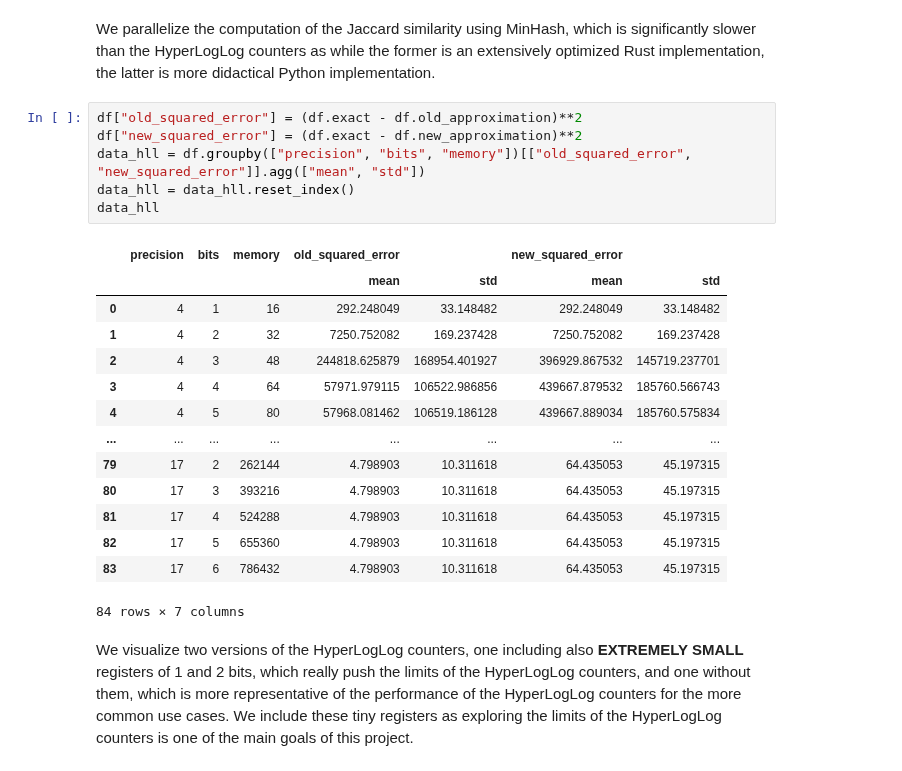
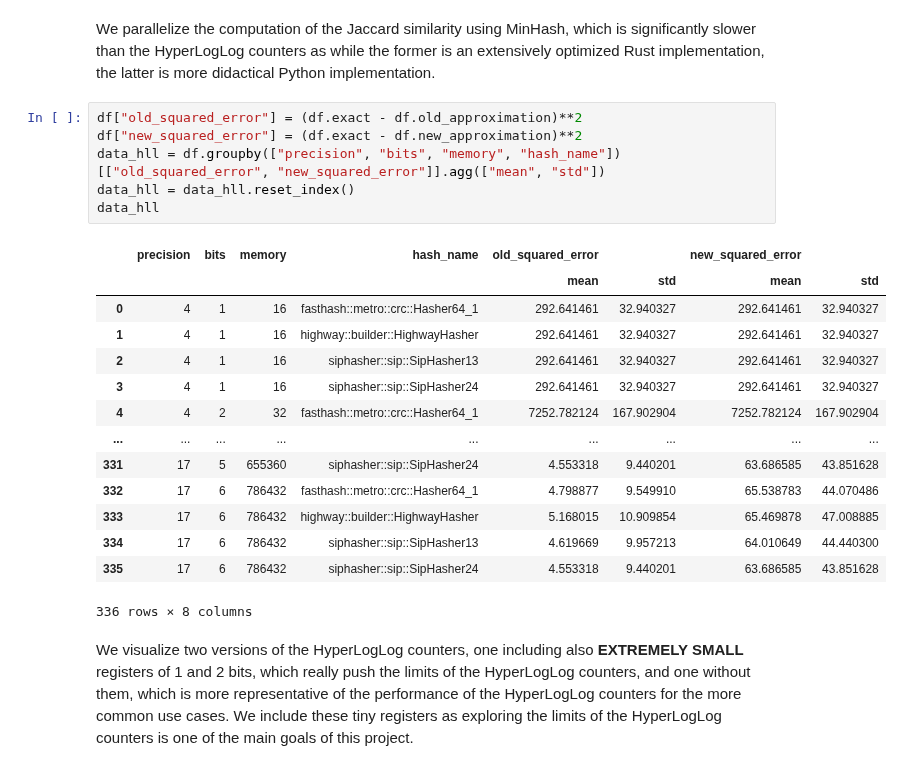
Before and after one commit to LucaCappelletti94/hyperloglog-rs, a Jupyter notebook: Intersection evaluations.ipynb, the cells around one changed output. Cells and saved outputs as stored; diff of their text form.

```diff
--- a/Intersection evaluations.ipynb
+++ b/Intersection evaluations.ipynb
@@ -56,24 +56,24 @@ We parallelize the computation of the Jaccard similarity using MinHash, which is
 # %%
 df["old_squared_error"] = (df.exact - df.old_approximation)**2
 df["new_squared_error"] = (df.exact - df.new_approximation)**2
-data_hll = df.groupby(["precision", "bits", "memory"])[["old_squared_error", "new_squared_error"]].agg(["mean", "std"])
+data_hll = df.groupby(["precision", "bits", "memory", "hash_name"])[["old_squared_error", "new_squared_error"]].agg(["mean", "std"])
 data_hll = data_hll.reset_index()
 data_hll
 # %% [output]
-|  | precision | bits | memory | old_squared_error |  | new_squared_error |  |
-|  |  |  |  | mean | std | mean | std |
-| 0 | 4 | 1 | 16 | 292.248049 | 33.148482 | 292.248049 | 33.148482 |
-| 1 | 4 | 2 | 32 | 7250.752082 | 169.237428 | 7250.752082 | 169.237428 |
-| 2 | 4 | 3 | 48 | 244818.625879 | 168954.401927 | 396929.867532 | 145719.237701 |
-| 3 | 4 | 4 | 64 | 57971.979115 | 106522.986856 | 439667.879532 | 185760.566743 |
-| 4 | 4 | 5 | 80 | 57968.081462 | 106519.186128 | 439667.889034 | 185760.575834 |
-| ... | ... | ... | ... | ... | ... | ... | ... |
-| 79 | 17 | 2 | 262144 | 4.798903 | 10.311618 | 64.435053 | 45.197315 |
-| 80 | 17 | 3 | 393216 | 4.798903 | 10.311618 | 64.435053 | 45.197315 |
-| 81 | 17 | 4 | 524288 | 4.798903 | 10.311618 | 64.435053 | 45.197315 |
-| 82 | 17 | 5 | 655360 | 4.798903 | 10.311618 | 64.435053 | 45.197315 |
-| 83 | 17 | 6 | 786432 | 4.798903 | 10.311618 | 64.435053 | 45.197315 |
+|  | precision | bits | memory | hash_name | old_squared_error |  | new_squared_error |  |
+|  |  |  |  |  | mean | std | mean | std |
+| 0 | 4 | 1 | 16 | fasthash::metro::crc::Hasher64_1 | 292.641461 | 32.940327 | 292.641461 | 32.940327 |
+| 1 | 4 | 1 | 16 | highway::builder::HighwayHasher | 292.641461 | 32.940327 | 292.641461 | 32.940327 |
+| 2 | 4 | 1 | 16 | siphasher::sip::SipHasher13 | 292.641461 | 32.940327 | 292.641461 | 32.940327 |
+| 3 | 4 | 1 | 16 | siphasher::sip::SipHasher24 | 292.641461 | 32.940327 | 292.641461 | 32.940327 |
+| 4 | 4 | 2 | 32 | fasthash::metro::crc::Hasher64_1 | 7252.782124 | 167.902904 | 7252.782124 | 167.902904 |
+| ... | ... | ... | ... | ... | ... | ... | ... | ... |
+| 331 | 17 | 5 | 655360 | siphasher::sip::SipHasher24 | 4.553318 | 9.440201 | 63.686585 | 43.851628 |
+| 332 | 17 | 6 | 786432 | fasthash::metro::crc::Hasher64_1 | 4.798877 | 9.549910 | 65.538783 | 44.070486 |
+| 333 | 17 | 6 | 786432 | highway::builder::HighwayHasher | 5.168015 | 10.909854 | 65.469878 | 47.008885 |
+| 334 | 17 | 6 | 786432 | siphasher::sip::SipHasher13 | 4.619669 | 9.957213 | 64.010649 | 44.440300 |
+| 335 | 17 | 6 | 786432 | siphasher::sip::SipHasher24 | 4.553318 | 9.440201 | 63.686585 | 43.851628 |
-84 rows × 7 columns
+336 rows × 8 columns
 # %% [markdown]
 We visualize two versions of the HyperLogLog counters, one including also **EXTREMELY SMALL** registers of 1 and 2 bits, which really push the limits of the HyperLogLog counters, and one without them, which is more representative of the performance of the HyperLogLog counters for the more common use cases. We include these tiny registers as exploring the limits of the HyperLogLog counters is one of the main goals of this project.
 # %%
```
Also changed, not shown: parts of 2 cells of this notebook, 36 other files.
